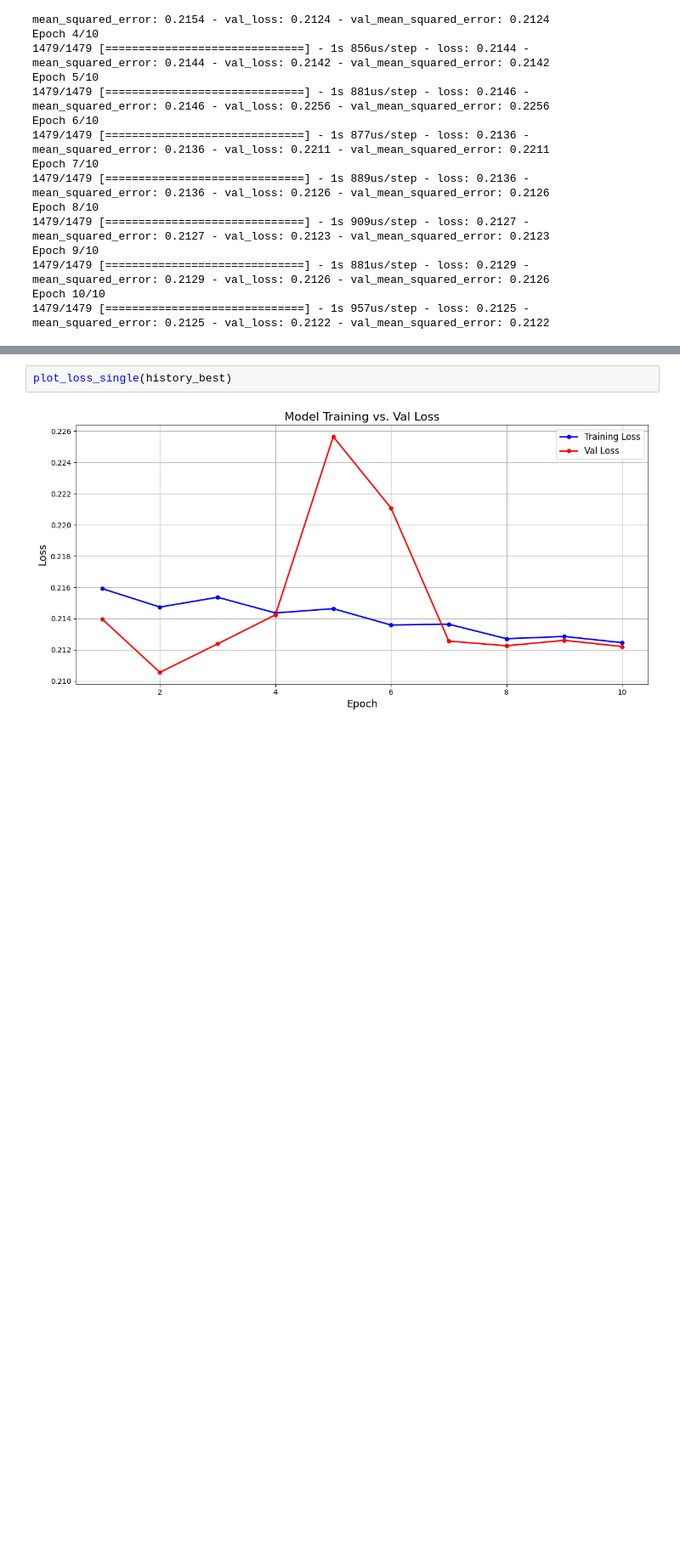
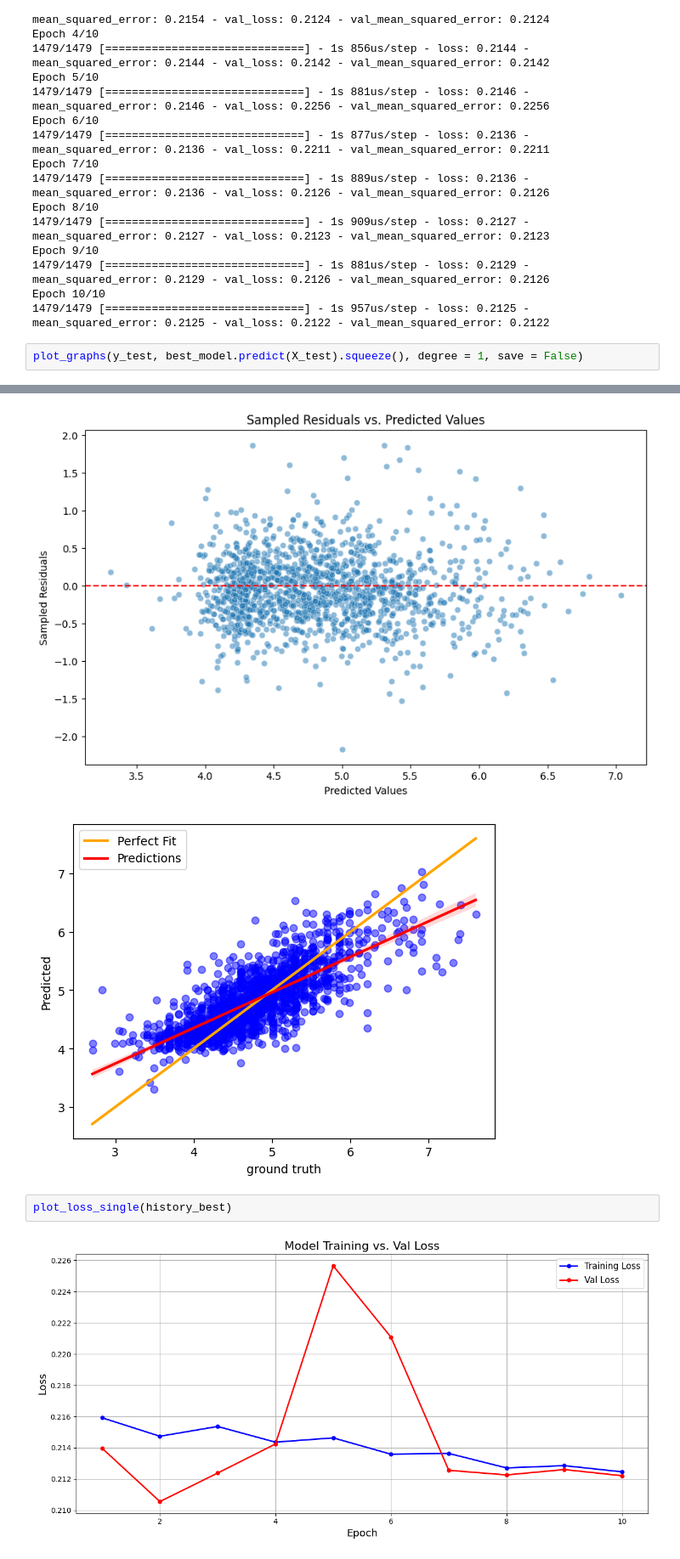
Before and after one commit to CSE151A-Project/151A-project, a Jupyter notebook: Milestone4.ipynb, the cells around one changed output, grey strips where cells are left out. Shown at 85% size. Saved outputs shown, nothing was run; the diff lists cells and outputs as text; blank space fills up the shorter version.

```diff
--- a/Milestone4.ipynb
+++ b/Milestone4.ipynb
@@ -245,3 +311,6 @@ Epoch 9/10
 1479/1479 [==============================] - 1s 881us/step - loss: 0.2129 - mean_squared_error: 0.2129 - val_loss: 0.2126 - val_mean_squared_error: 0.2126
 Epoch 10/10
 1479/1479 [==============================] - 1s 957us/step - loss: 0.2125 - mean_squared_error: 0.2125 - val_loss: 0.2122 - val_mean_squared_error: 0.2122
+# %%
+plot_graphs(y_test, best_model.predict(X_test).squeeze(), degree = 1, save = False)
+# %% [output]
@@ -248,3 +318,5 @@ Epoch 10/10
+[figure, added]
+[figure, added]
 # %%
 plot_loss_single(history_best)
 # %% [output]
```
Also changed, not shown: parts of 8 cells of this notebook.
